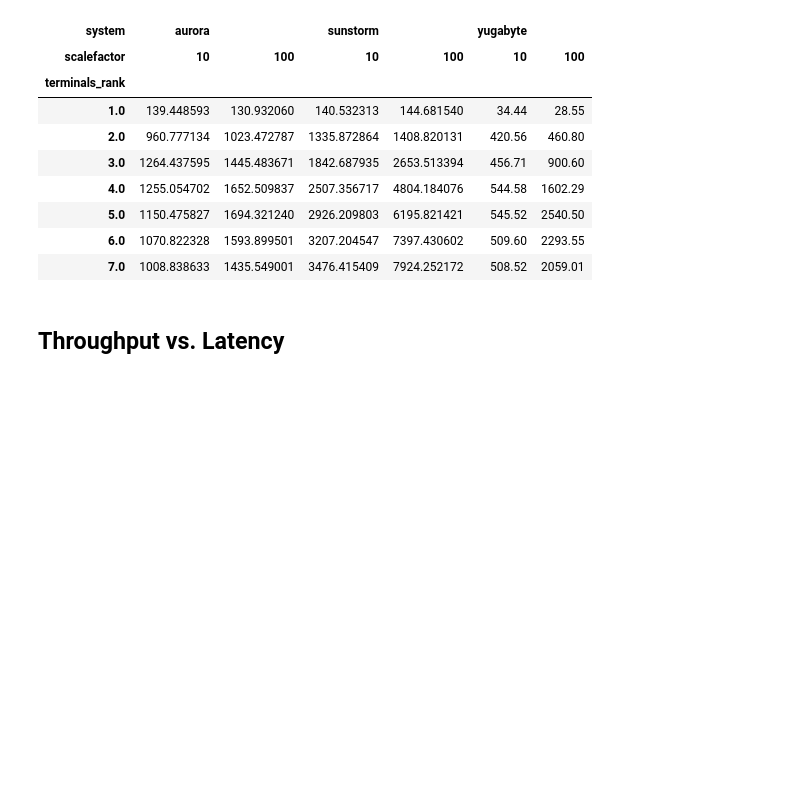
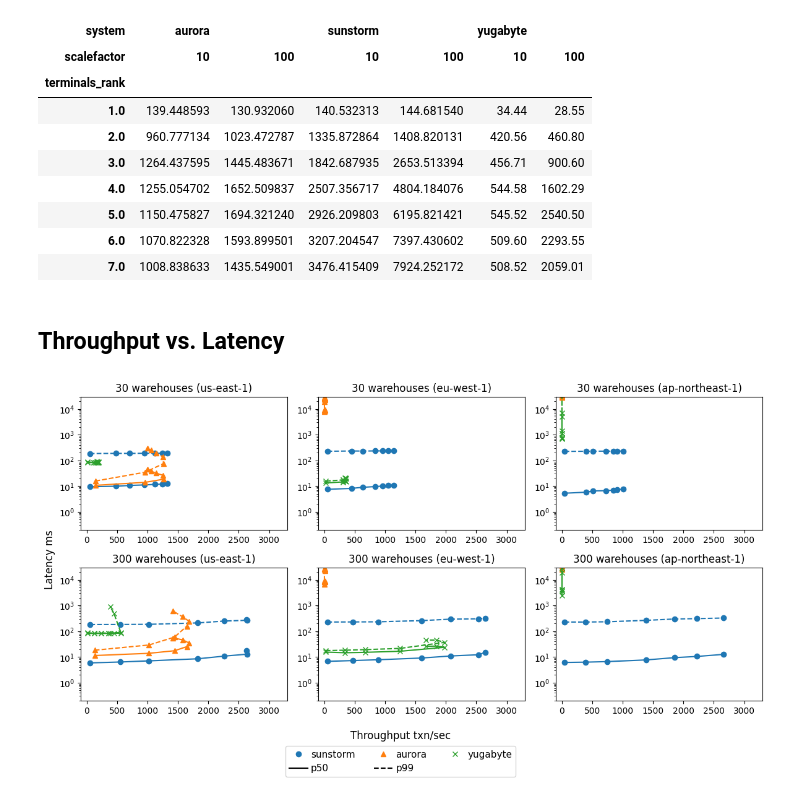
Before and after one commit to ctring/sunstorm-analysis, a Jupyter notebook: tpcc.ipynb, the cells around one changed output. Saved outputs shown, nothing was run; the diff lists cells and outputs as text; code cells hidden in the pictures; blank space fills up the shorter version.

```diff
--- a/tpcc.ipynb
+++ b/tpcc.ipynb
@@ -166,5 +185,71 @@ throughput_df.pivot_table(
 | 7.0 | 1008.838633 | 1435.549001 | 3476.415409 | 7924.252172 | 508.52 | 2059.01 |
 # %% [markdown]
 ## Throughput vs. Latency
+# %%
+from matplotlib.lines import Line2D
+from matplotlib.gridspec import GridSpec
+
+plt.rc('axes', labelsize=12)
+plt.rc('legend', fontsize=11)
+fig = plt.figure(figsize=(12, 6))
+gs = GridSpec(2, 3, figure=fig)
+
+# for scalefactor in [1, 10, 100]:
+for s, scalefactor in enumerate([10, 100]):
+    scale_df = throughput_df[throughput_df["scalefactor"] == scalefactor]
+
+    for r, region in enumerate(["1-us-east-1-0", "2-eu-west-1-0", "3-ap-northeast-1-0"]):
+        region_df = scale_df[scale_df["region"] == region]
+        region_name = {
+            "1-us-east-1-0": "us-east-1",
+            "2-eu-west-1-0": "eu-west-1",
+            "3-ap-northeast-1-0": "ap-northeast-1",
+        }[region]
+
+        ax = plt.subplot(gs[s, r])
+
+        for i, (system, marker) in enumerate(zip(SYSTEMS, ["o", "^", "x"])):
+            system_df = region_df[region_df["system"] == system].sort_values("terminals_rank")
+
+            for y, linestyle in [("p50.NewOrder", "-"), ("p99.NewOrder", "--")]:
+                system_df.plot(
+                    title=f"{scalefactor*3} warehouses ({region_name})",
+                    x="throughput",
+                    y=y,
+                    style=f"{marker}{linestyle}C{i}",
+                    rot=0,
+                    logy=True,
+                    # logx=True,
+                    xlim=(-100, 3300),
+                    ax=ax,
+                )
+                ax.get_legend().remove()
+                ax.set_xlabel("")
+
+        ax.set_ylim(bottom=0.2, top=30000)
+
+# ax.set_ylabel("latency (ms)")
+fig.supylabel("Latency ms", y=0.5)
+fig.supxlabel("Throughput txn/sec", x=0.5)
+# fig.suptitle("TPC-C NewOrder Transaction")
+
+handles=[
+    Line2D([0], [0], lw=0, marker='o', color='C0', markerfacecolor='C0', label='sunstorm'),
+    Line2D([0], [0], color='k', linestyle='-', label='p50'),
+    Line2D([0], [0], lw=0, marker='^', color='C1', markerfacecolor='C1', label='aurora'),
+    Line2D([0], [0], color='k', linestyle='--', label='p99'),
+    Line2D([0], [0], lw=0, marker='x', color='C2', markerfacecolor='C2', label='yugabyte'),]
+
+fig.legend(handles=handles,
+           title="",
+           ncol=3,
+           loc="upper center",
+           handletextpad=0.3,
+           bbox_to_anchor=(0.5,0.01)  # Adjust legend position if needed
+          )
+plt.tight_layout()
+        # fig.savefig(f"output/tpcc-wh{scalefactor}-{region_name}.pdf", bbox_inches="tight")
+# %% [output]
+[figure, added]
 # %%
 from matplotlib.lines import Line2D
```
Also changed, not shown: parts of 7 cells of this notebook, 16 other files.
